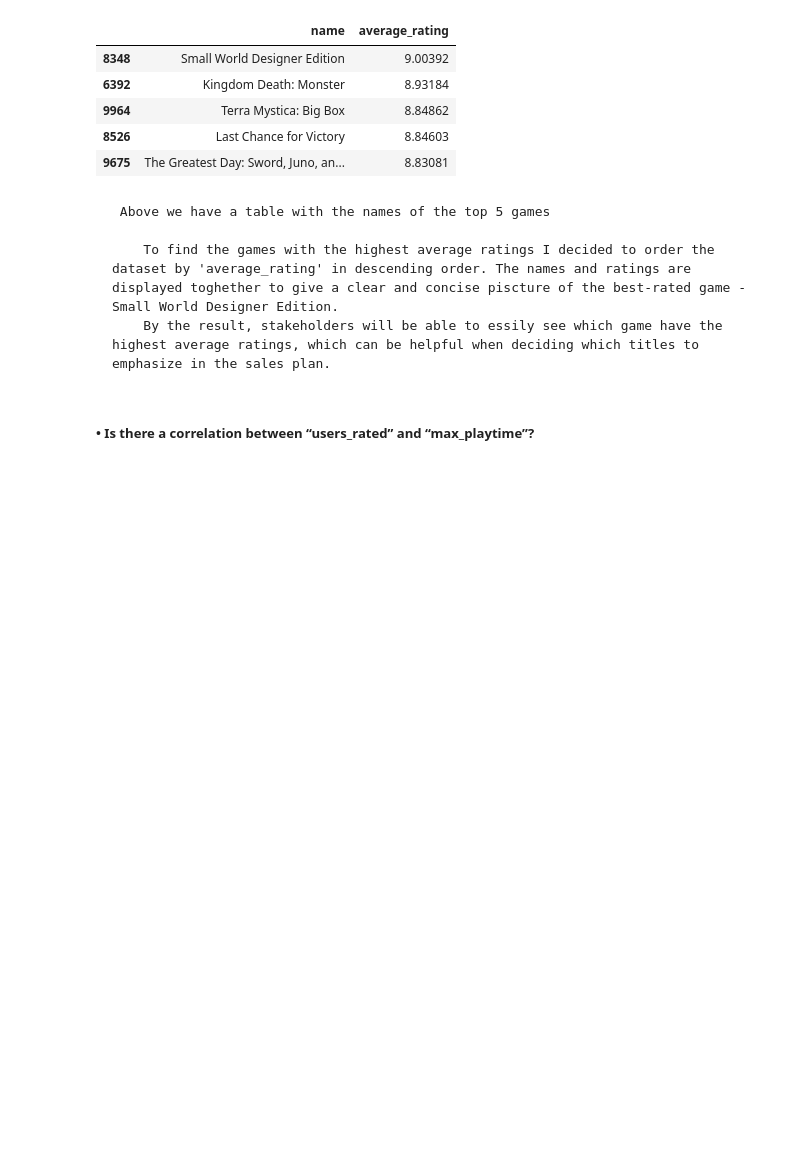
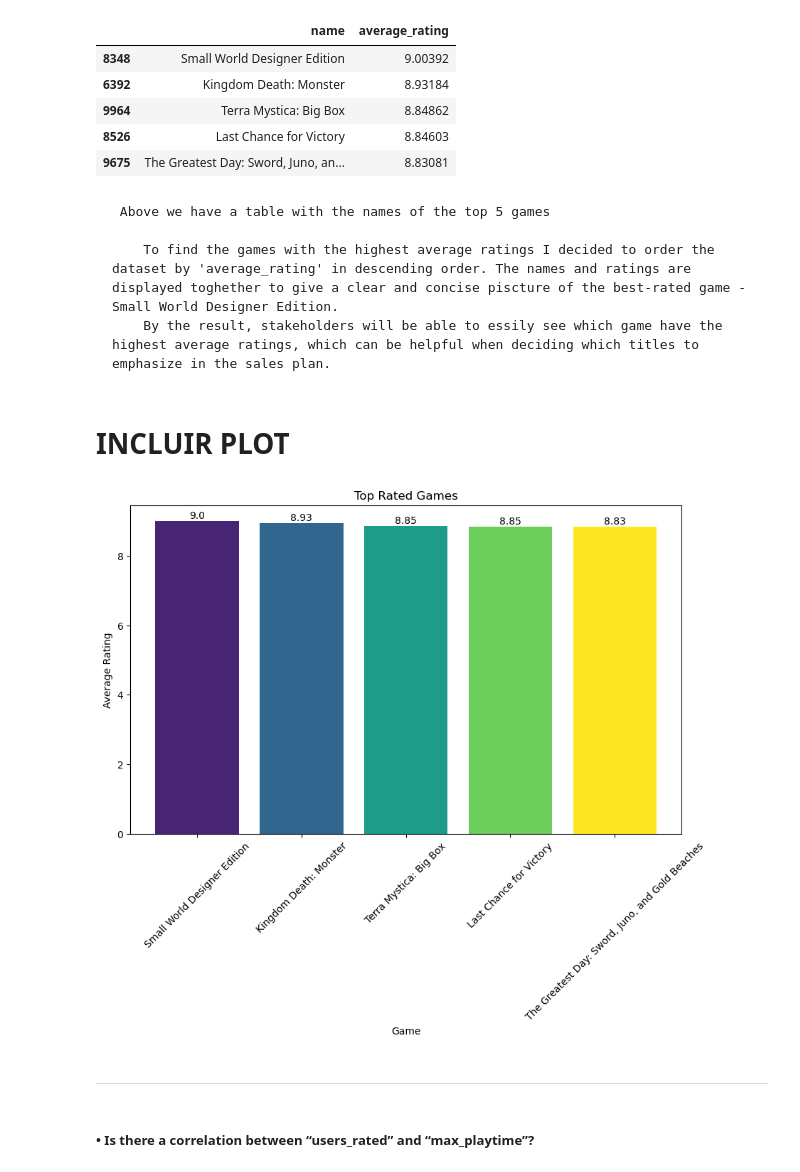
Before and after one commit to Babreucosta/CA1_DataVisTech, a Jupyter notebook: BarbaraAbreuCosta_DVisHDip_CA1.ipynb, the cells around one changed output. Saved outputs shown, nothing was run; the diff lists cells and outputs as text; code cells hidden in the pictures; blank space fills up the shorter version.

Commit message:
Plots and written work
Updated correlation plot, distribution of game categories and few observations about each. Also start to write the introduction.

```diff
--- a/BarbaraAbreuCosta_DVisHDip_CA1.ipynb
+++ b/BarbaraAbreuCosta_DVisHDip_CA1.ipynb
@@ -190,3 +196,5 @@ top_rated_games[['name', 'average_rating']]
 
         To find the games with the highest average ratings I decided to order the dataset by 'average_rating' in descending order. The names and ratings are displayed toghether to give a clear and concise piscture of the best-rated game - Small World Designer Edition.
         By the result, stakeholders will be able to essily see which game have the highest average ratings, which can be helpful when deciding which titles to emphasize in the sales plan.
+# %% [markdown]
+# INCLUIR PLOT
@@ -192,0 +203,26 @@ top_rated_games[['name', 'average_rating']]
+# %%
+import matplotlib.pyplot as plt
+
+# Data
+games = top_rated_games['name']
+ratings = top_rated_games['average_rating']
+
+# Create a color palette
+colors = plt.cm.viridis(np.linspace(0.1, 1, len(ratings)))
+
+# Create a vertical bar chart
+plt.figure(figsize=(10, 6))
+bars = plt.bar(games, ratings, color=colors)
+
+# Add percentages on top of bars
+for bar in bars:
+    yval = bar.get_height()
+    plt.text(bar.get_x() + bar.get_width()/2, yval + 0.01, round(yval, 2), ha='center', va='bottom', color='black', fontsize=10)
+
+plt.xlabel('Game')
+plt.ylabel('Average Rating')
+plt.title('Top Rated Games')
+plt.xticks(rotation=45)
+plt.show()
+# %% [output]
+[figure, added]
@@ -193,3 +231,5 @@ top_rated_games[['name', 'average_rating']]
+# %% [markdown]
+-------
 # %% [markdown]
 ##### • Is there a correlation between “users_rated” and “max_playtime”?
 # %% [markdown]
```
Also changed, not shown: parts of 19 cells of this notebook.
